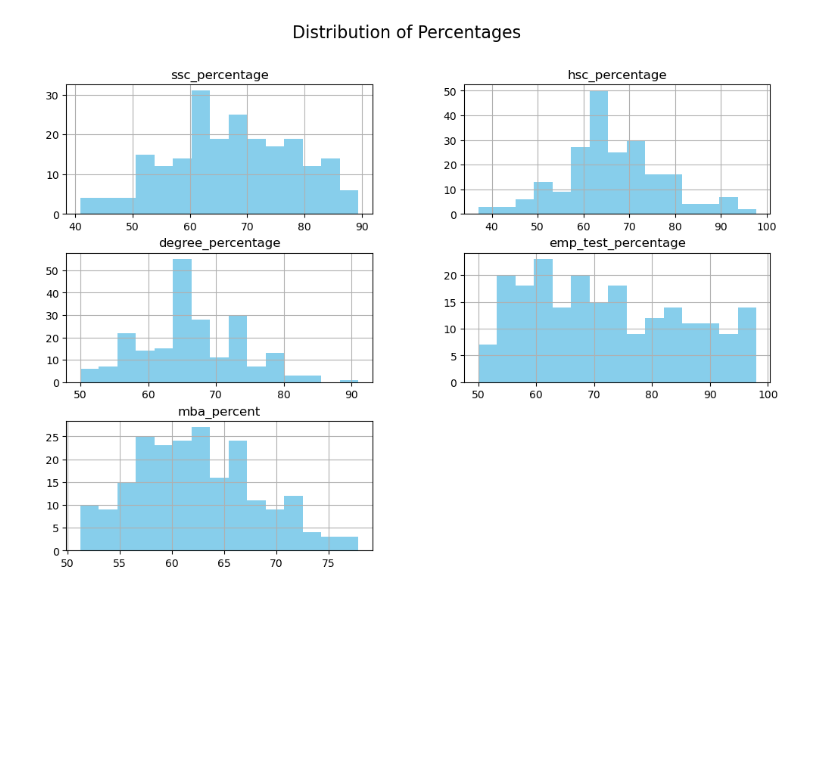
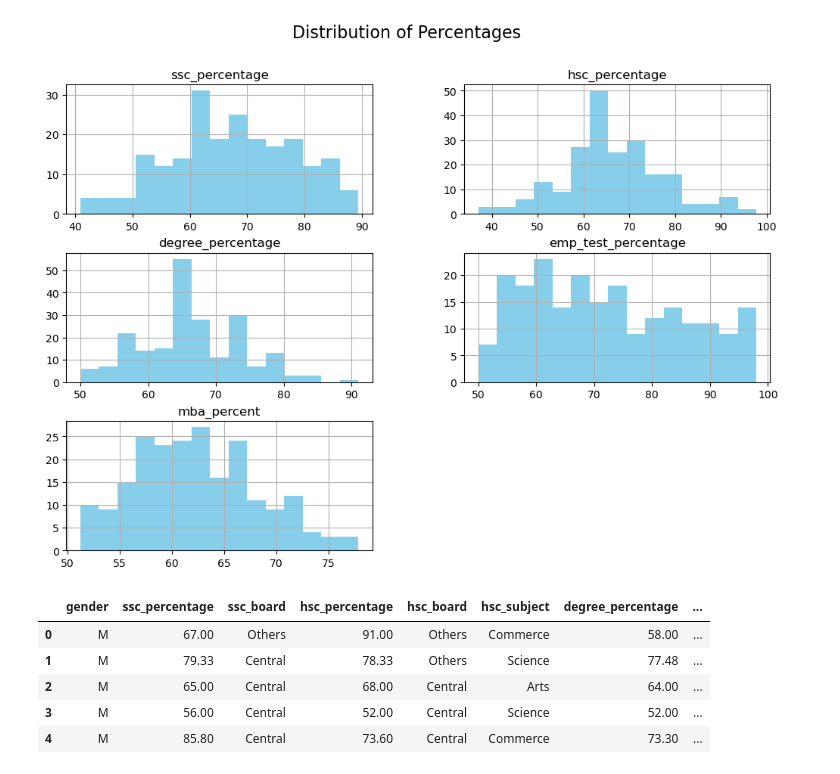
Before and after one commit to HarshRaut9945/Machine-Learning-Project, a Jupyter notebook: Job_place/data.ipynb, the cells around one changed output. Cells and saved outputs as stored; diff of their text form; code cells hidden in the pictures; blank space fills up the shorter version.

```diff
--- a/Job_place/data.ipynb
+++ b/Job_place/data.ipynb
@@ -154,3 +154,12 @@ plt.suptitle("Distribution of Percentages", fontsize=16)
 plt.show()
 # %% [output]
 [figure]
+# %%
+df.head(5)
+# %% [output]
+|  | gender | ssc_percentage | ssc_board | hsc_percentage | hsc_board | hsc_subject | degree_percentage | ... |
+| 0 | M | 67.00 | Others | 91.00 | Others | Commerce | 58.00 | ... |
+| 1 | M | 79.33 | Central | 78.33 | Others | Science | 77.48 | ... |
+| 2 | M | 65.00 | Central | 68.00 | Central | Arts | 64.00 | ... |
+| 3 | M | 56.00 | Central | 52.00 | Central | Science | 52.00 | ... |
+| 4 | M | 85.80 | Central | 73.60 | Central | Commerce | 73.30 | ... |
```
Also changed, not shown: parts of 6 cells of this notebook.
